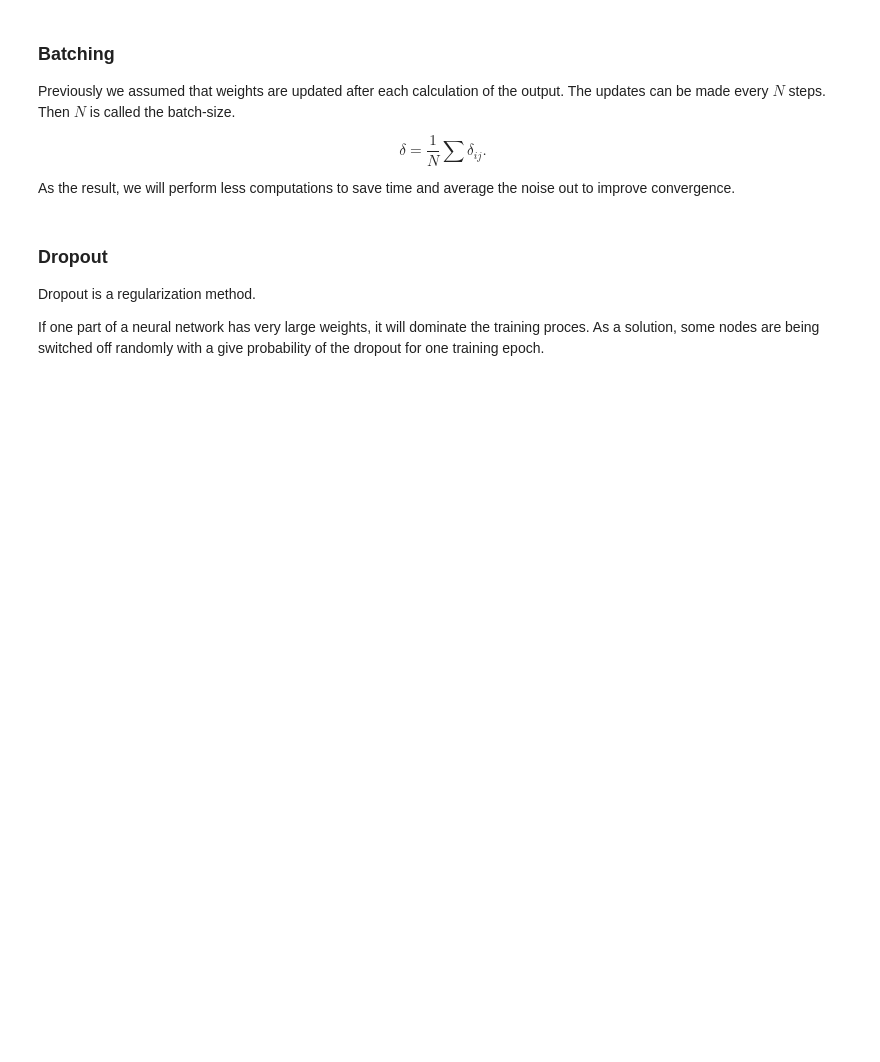
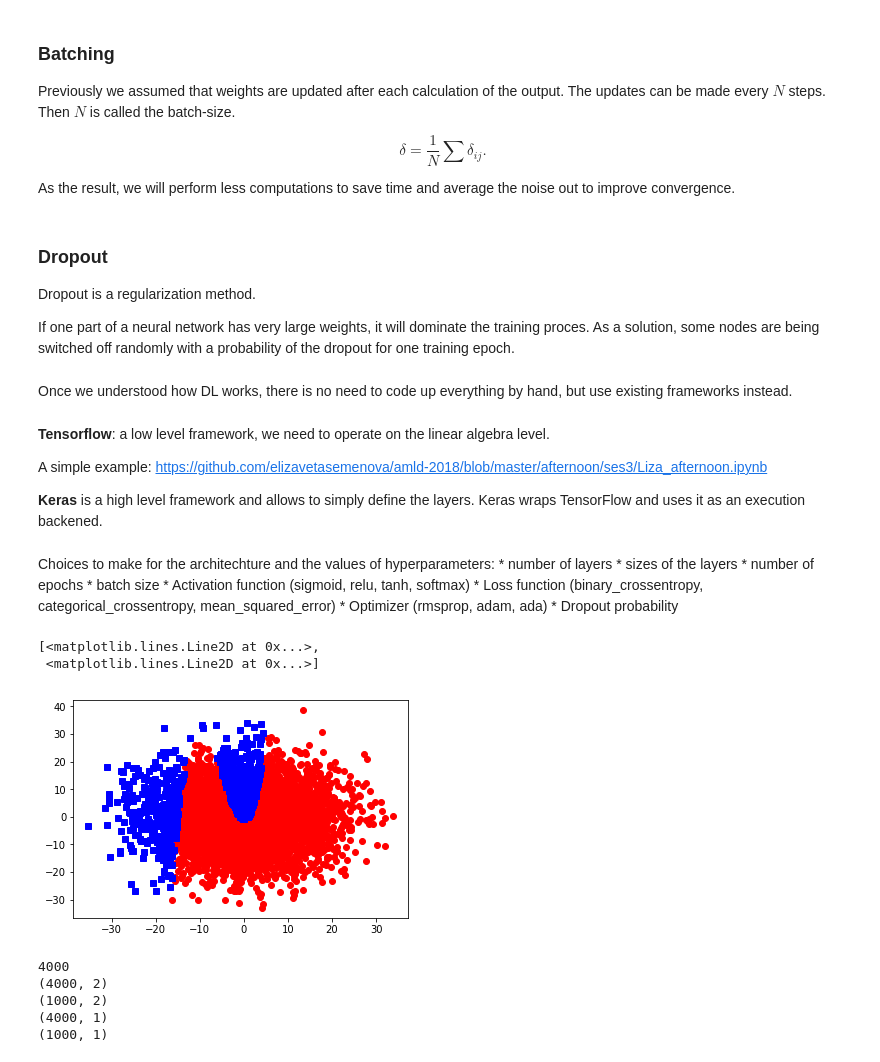
Before and after one commit to elizavetasemenova/NLPintro, a Jupyter notebook: 2nn.ipynb, the cells around one changed output. Saved outputs shown, nothing was run; the diff lists cells and outputs as text; code cells hidden in the pictures; blank space fills up the shorter version.

Commit message:
added Keras example

```diff
--- a/2nn.ipynb
+++ b/2nn.ipynb
@@ -504,4 +504,80 @@ As the result, we will perform less computations to save time and average the no
 
 Dropout is a regularization method.
 
-If one part of a neural network has very large weights, it will dominate the training proces. As a solution, some nodes are being switched off randomly with a give probability of the dropout for one training epoch.
+If one part of a neural network has very large weights, it will dominate the training proces. As a solution, some nodes are being switched off randomly with a probability of the dropout for one training epoch.
+# %% [markdown]
+Once we understood how DL works, there is no need to code up everything by hand, but use existing frameworks instead.
+# %% [markdown]
+**Tensorflow**: a low level framework, we need to operate on the linear algebra level.
+
+A simple example: https://github.com/elizavetasemenova/amld-2018/blob/master/afternoon/ses3/Liza_afternoon.ipynb
+
+
+**Keras** is a high level framework and allows to simply define the layers. Keras wraps TensorFlow and uses it as an execution backened.
+# %% [markdown]
+Choices to make for the architechture and the values of hyperparameters:
+    * number of layers
+    * sizes of the layers
+    * number of epochs
+    * batch size
+    * Activation function (sigmoid, relu, tanh, softmax)
+    * Loss function (binary_crossentropy, categorical_crossentropy, mean_squared_error)
+    * Optimizer (rmsprop, adam, ada)
+    * Dropout probability
+# %%
+# generate the data
+
+import numpy as np
+
+#number of features
+n_input = 2
+n_classes = 1
+
+#number of observations
+m = 5000
+
+# generate features
+Xsim = np.random.normal(0, 10, size=(m, n_input))
+
+# set the values of trrue parameters
+W_true = np.array([1.0, 3.0])
+#b_true = -1
+
+# fill the true lables
+ysim = np.zeros(shape=(m,n_classes))
+
+s = np.dot(Xsim[1,:], W_true)
+for i in range(m):
+    if Xsim[i,0]**3/15 + Xsim[i,0]**2 -1 > Xsim[i,1]: # y = x^3/15 + x^2 - 1
+        ysim[i] = 1
+# %%
+# plot
+import matplotlib.pyplot as plt
+Xred = Xsim[np.argwhere(ysim==1),:]
+Xblue = Xsim[np.argwhere(ysim==0),:]
+plt.plot(Xred[:,0,0], Xred[:,0,1], 'ro', Xblue[:,0,0], Xblue[:,0,1], 'bs')
+# %% [output]
+[<matplotlib.lines.Line2D at 0x...>,
+ <matplotlib.lines.Line2D at 0x...>]
+[figure, added]
+# %%
+# split X and y into train and test as 80% to 20%
+train_portion = 0.8
+train_m = round(m* train_portion)
+print(train_m)
+Xtrain = Xsim[0:train_m,]
+Xtest = Xsim[train_m:,]
+ytrain = ysim[0:train_m]
+ytest = ysim[train_m:]
+
+# check the shapes
+print(Xtrain.shape)
+print(Xtest.shape)
+print(ytrain.shape)
+print(ytest.shape)
+# %% [output]
+4000
+(4000, 2)
+(1000, 2)
+(4000, 1)
+(1000, 1)
```
Also changed, not shown: parts of 17 cells of this notebook.
